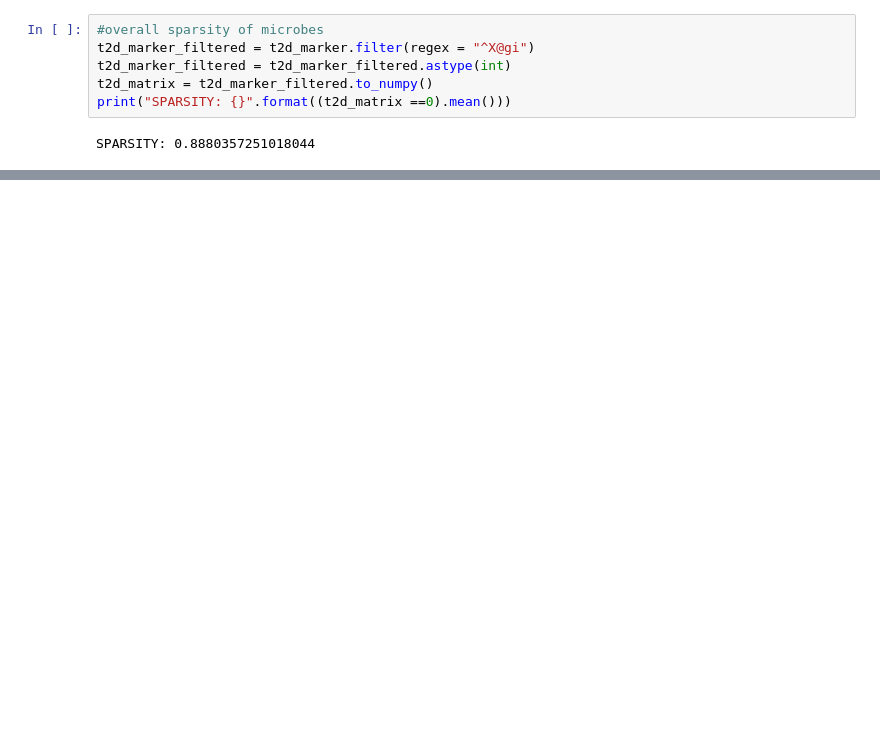
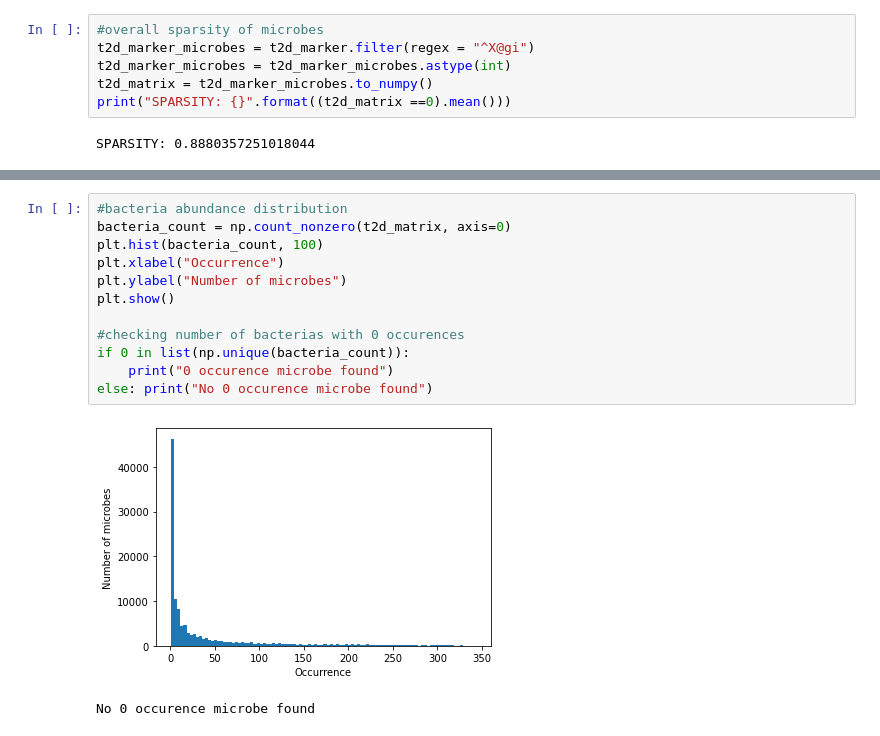
Before and after one commit to mangoflavoured/mangoflavoured.github.io, a Jupyter notebook: mmgraph_test.ipynb, the cells around one changed output, grey strips where cells are left out. Drawn from its saved outputs; the diff is of its cells as text; blank space fills up the shorter version.

```diff
--- a/mmgraph_test.ipynb
+++ b/mmgraph_test.ipynb
@@ -55,8 +84,8 @@ True
 # %%
 #overall sparsity of microbes
-t2d_marker_filtered = t2d_marker.filter(regex = "^X@gi")
-t2d_marker_filtered = t2d_marker_filtered.astype(int)
-t2d_matrix = t2d_marker_filtered.to_numpy()
+t2d_marker_microbes = t2d_marker.filter(regex = "^X@gi")
+t2d_marker_microbes = t2d_marker_microbes.astype(int)
+t2d_matrix = t2d_marker_microbes.to_numpy()
 print("SPARSITY: {}".format((t2d_matrix ==0).mean()))
 # %% [output]
 SPARSITY: 0.8880357251018044
@@ -87 +116,16 @@ print(f"mean age:{np.array(age_list).mean()}")
 mean age:47.526162790697676
+# %%
+#bacteria abundance distribution
+bacteria_count = np.count_nonzero(t2d_matrix, axis=0)
+plt.hist(bacteria_count, 100)
+plt.xlabel("Occurrence")
+plt.ylabel("Number of microbes")
+plt.show()
+
+#checking number of bacterias with 0 occurences
+if 0 in list(np.unique(bacteria_count)):
+    print("0 occurence microbe found")
+else: print("No 0 occurence microbe found")
+# %% [output]
+[figure, added]
+No 0 occurence microbe found
```
Also changed, not shown: parts of 9 cells of this notebook.
